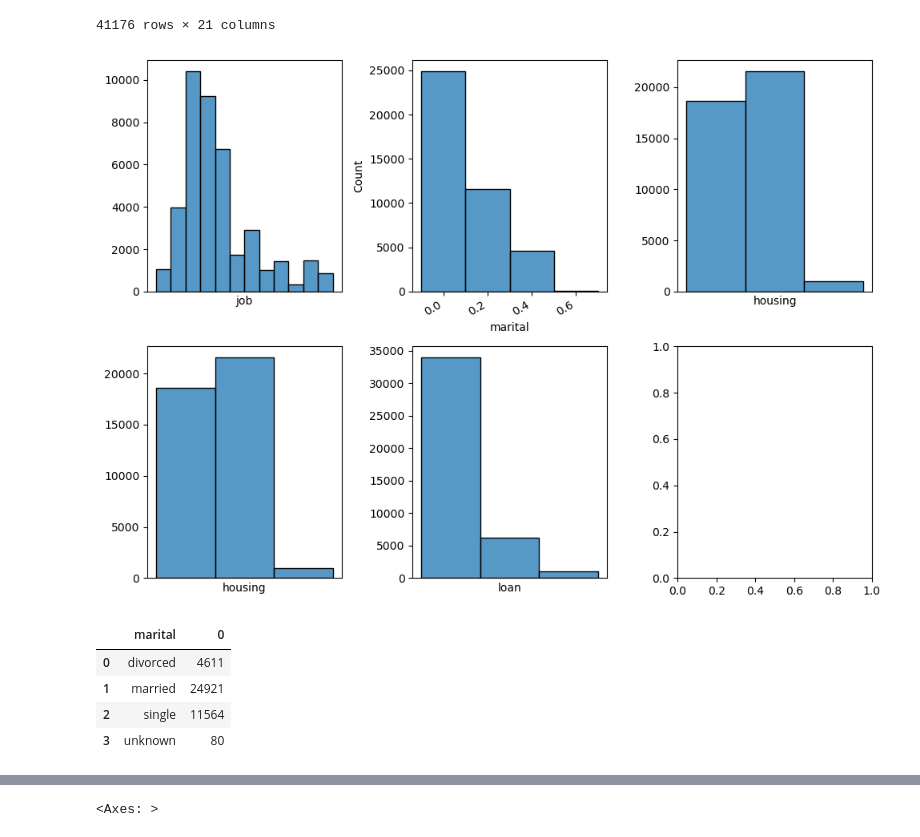
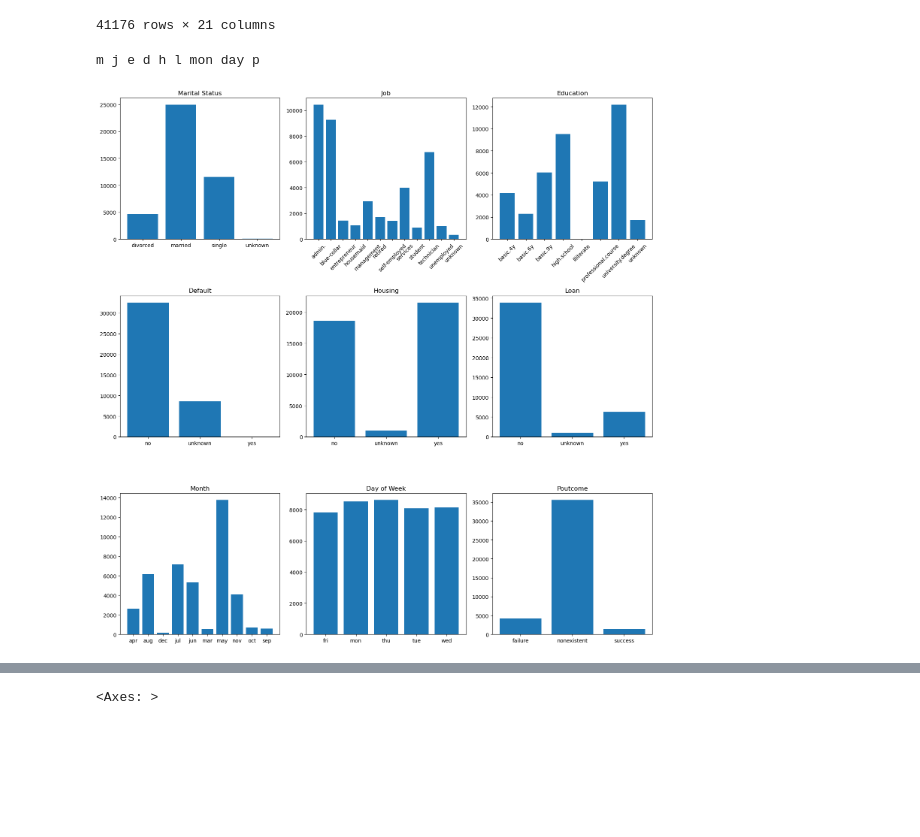
Before and after one commit to Valenfrc/machine-learning, a Jupyter notebook: src/explore.ipynb, the cells around one changed output, grey strips where cells are left out. Saved outputs shown, nothing was run; the diff lists cells and outputs as text; code cells hidden in the pictures; blank space fills up the shorter version.

```diff
--- a/src/explore.ipynb
+++ b/src/explore.ipynb
@@ -92,35 +92,66 @@ memory usage: 6.9+ MB
 | 41186 | 44 | technician | married | professional.course | no | no | no | cellular | nov | fri | ... |
 | 41187 | 74 | retired | married | professional.course | no | yes | no | cellular | nov | fri | ... |
 41176 rows × 21 columns
+# %%
+#empezare a analizar las variables categoricas
+
+import matplotlib.pyplot as plt
+import seaborn as sns
+
+m=df.groupby('marital').size().reset_index()
+j=df.groupby('job').size().reset_index()
+e=df.groupby('education').size().reset_index()
+d=df.groupby('default').size().reset_index()
+h=df.groupby('housing').size().reset_index()
+l=df.groupby('loan').size().reset_index()
+mon=df.groupby('month').size().reset_index()
+day=df.groupby('day_of_week').size().reset_index()
+p=df.groupby('poutcome').size().reset_index()
+print('m','j','e','d','h','l','mon','day','p')
+# %% [output]
+m j e d h l mon day p
 # %%
-#empezare a analizar las variables categoricas
 import matplotlib.pyplot as plt
-import seaborn as sns
 
-fig,axis=plt.subplots(2,3, figsize=(10,7))
 
-sns.histplot(ax = axis[0, 0], data = df, x = "marital"ylabel='',xticks=[])
-sns.histplot(ax=axis[0,1],data=df,x="marital").set_xticklabels(axis[0,2].get_xticklabels(),rotation=30, ha="right")
-sns.histplot(ax = axis[0,2], data = df, x = "housing").set(ylabel=None,xticks=[])
-sns.histplot(ax = axis[1,0], data = df, x = "housing").set(ylabel=None,xticks=[])
-sns.histplot(ax=axis[1,1],data=df,x="loan").set(ylabel=None,xticks=[])
+fig, axes = plt.subplots(nrows=3, ncols=3, figsize=(15, 15))  # Ajusta nrows, ncols y figsize según tus necesidades
+
+# Graficar cada conjunto de datos en un subplot diferente
+axes[0, 0].bar(m.marital, m[0])
+axes[0, 0].set_title("Marital Status")
+
+axes[0, 1].bar(j.job, j[0])
+axes[0, 1].set_title("Job")
+axes[0, 1].tick_params(axis='x', labelrotation=45)
+
+axes[0, 2].bar(e.education, e[0])
+axes[0, 2].set_title("Education")
+axes[0, 2].tick_params(axis='x', labelrotation=45)
+
+axes[1, 0].bar(d.default, d[0])
+axes[1, 0].set_title("Default")
+
+axes[1, 1].bar(h.housing, h[0])
+axes[1, 1].set_title("Housing")
+
+axes[1, 2].bar(l.loan, l[0])
+axes[1, 2].set_title("Loan")
+
+axes[2, 0].bar(mon.month, mon[0])
+axes[2, 0].set_title("Month")
+
+axes[2, 1].bar(day.day_of_week, day[0])
+axes[2, 1].set_title("Day of Week")
+
+axes[2, 2].bar(p.poutcome, p[0])
+axes[2, 2].set_title("Poutcome")
 
 plt.tight_layout()
 
 plt.show()
-
 #los histogramas que cree me permiten ver mas a detalle cada categoria
 #job en el eje x me esta mostrando los diferentes trabajos que existen y en el eje y, la frecuencia en el que las personas tienen esos trabajos
 #marital: me muestra en el eje x si esta casado, soltero o divorciado y en el eje y cuantos
 #y asi cada histograma, esto me va ayudar a analizar mejor cada variante categorica
 # %% [output]
-[figure, old version]
+[figure, new version]
-# %%
-m=df.groupby('marital').size().reset_index()
-j=df.groupby('job').size().reset_index()
-# %% [output]
-|  | marital | 0 |
-| 0 | divorced | 4611 |
-| 1 | married | 24921 |
-| 2 | single | 11564 |
-| 3 | unknown | 80 |
```
Also changed, not shown: parts of 4 cells of this notebook.
